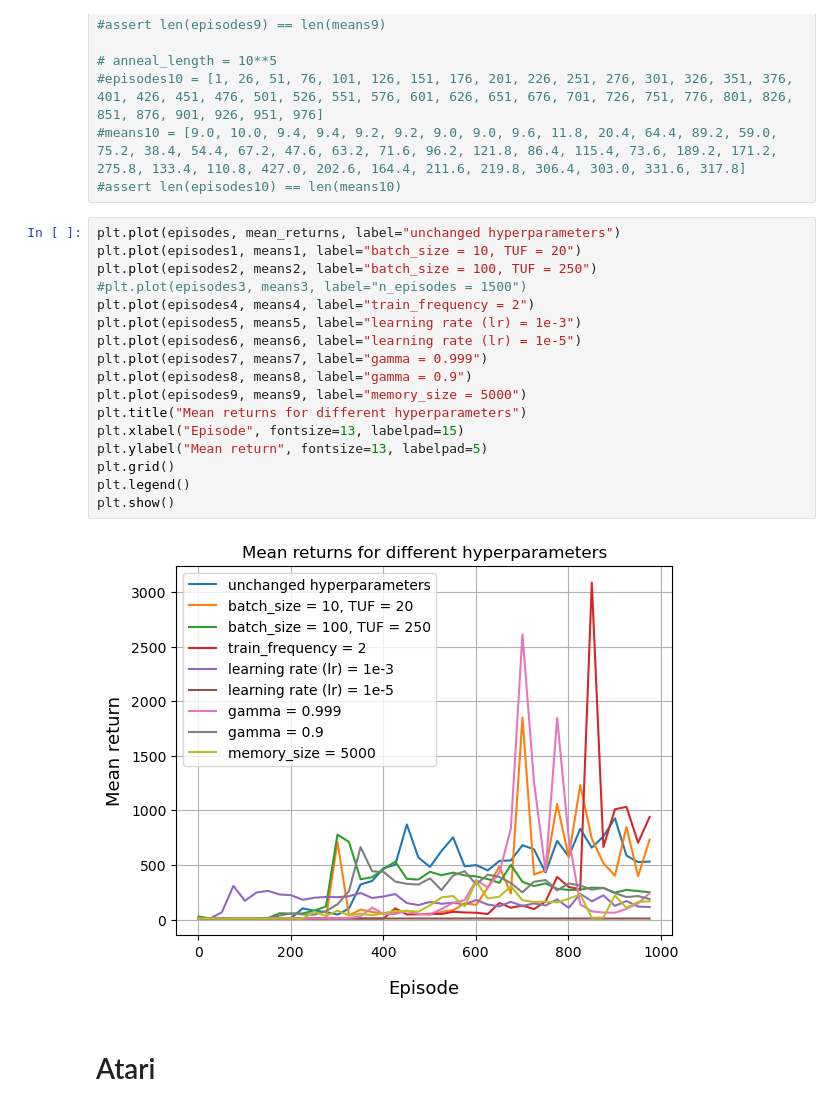
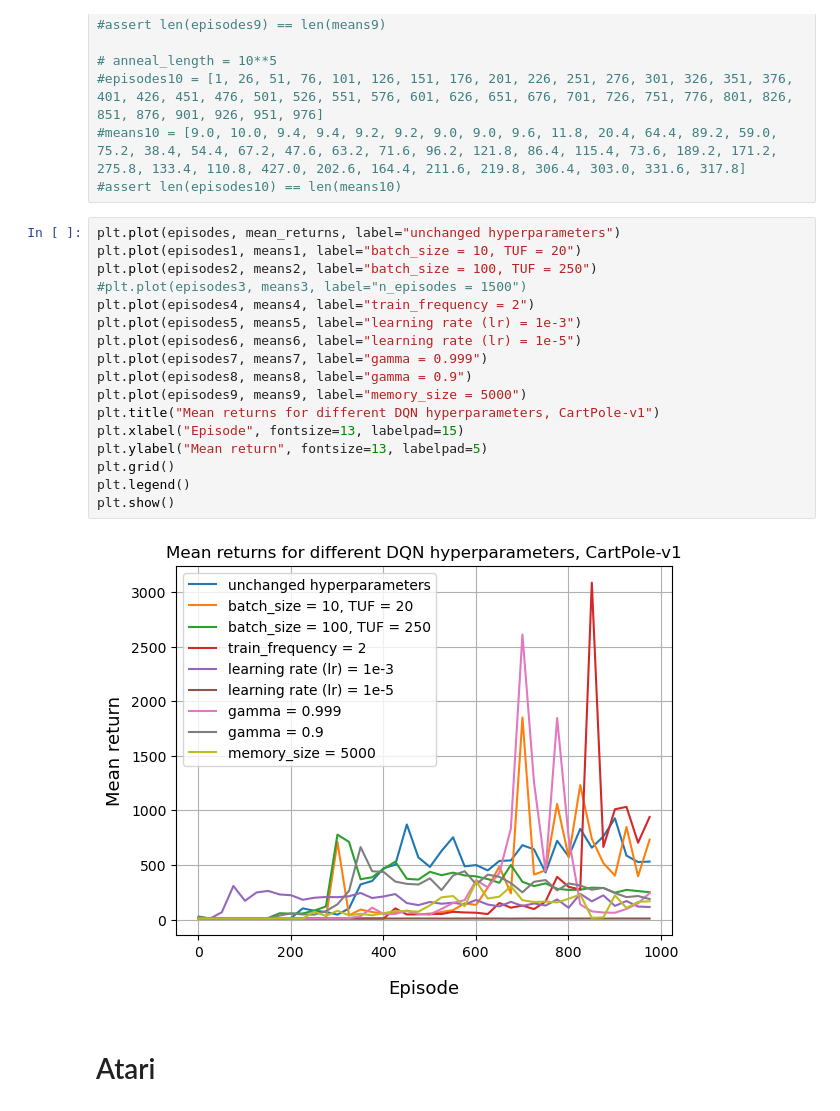
Before and after one commit to emiresenov/RL-Project, a Jupyter notebook: RL-project.ipynb, the cells around one changed output. Drawn from its saved outputs; the diff is of its cells as text.

```diff
--- a/RL-project.ipynb
+++ b/RL-project.ipynb
@@ -136,22 +136,22 @@ assert len(episodes9) == len(means9)
 # %%
 plt.plot(episodes, mean_returns, label="unchanged hyperparameters")
 plt.plot(episodes1, means1, label="batch_size = 10, TUF = 20")
 plt.plot(episodes2, means2, label="batch_size = 100, TUF = 250")
 #plt.plot(episodes3, means3, label="n_episodes = 1500")
 plt.plot(episodes4, means4, label="train_frequency = 2")
 plt.plot(episodes5, means5, label="learning rate (lr) = 1e-3")
 plt.plot(episodes6, means6, label="learning rate (lr) = 1e-5")
 plt.plot(episodes7, means7, label="gamma = 0.999")
 plt.plot(episodes8, means8, label="gamma = 0.9")
 plt.plot(episodes9, means9, label="memory_size = 5000")
-plt.title("Mean returns for different hyperparameters")
+plt.title("Mean returns for different DQN hyperparameters, CartPole-v1")
 plt.xlabel("Episode", fontsize=13, labelpad=15)
 plt.ylabel("Mean return", fontsize=13, labelpad=5)
 plt.grid()
 plt.legend()
 plt.show()
 # %% [output]
-[figure, old version]
+[figure, new version]
 # %% [markdown]
 # Atari
 # %%
```
Also changed, not shown: parts of 3 cells of this notebook, 14 other files.
